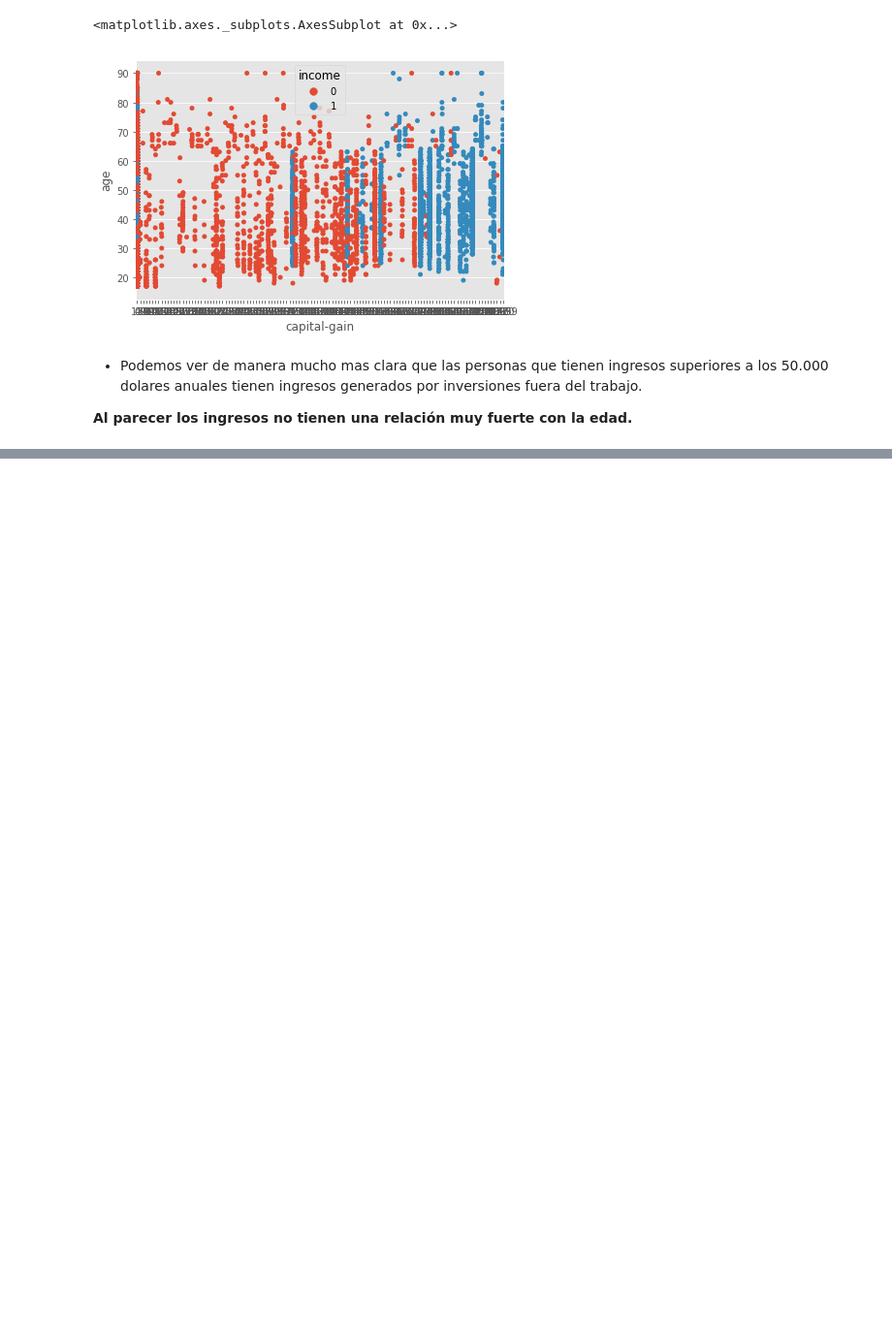
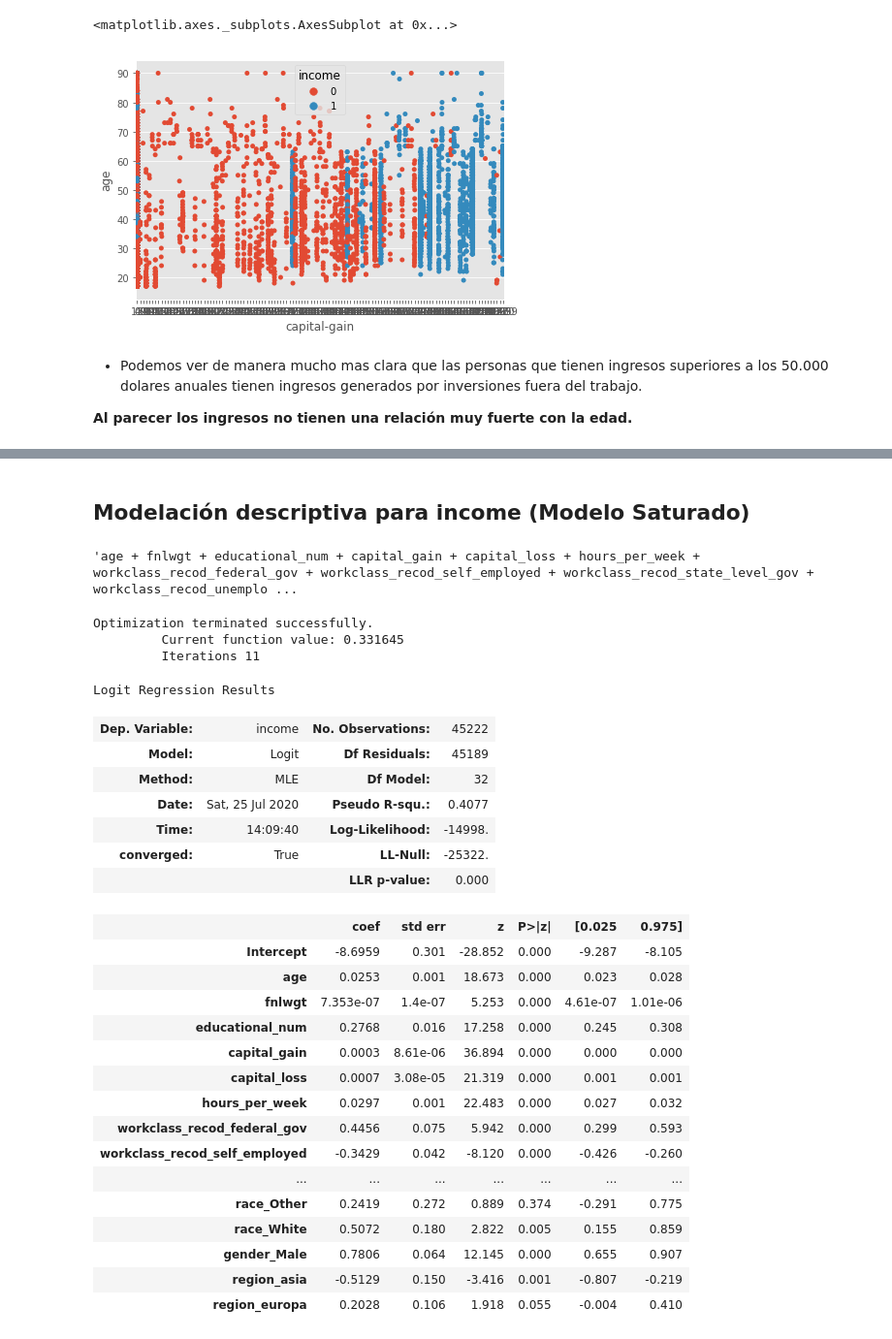
Before and after one commit to vidalchile/data_science_g14, a Jupyter notebook: prueba-fundamentos-data-science/prueba_hito_3_cristian_vidal/desafío_1_determinantes_del_ingreso_cristian_vidal.ipynb, the cells around one changed output, grey strips where cells are left out. Shown at 97% size. Drawn from its saved outputs; the diff is of its cells as text; code cells hidden in the pictures; blank space fills up the shorter version.

Commit message:
prueba final fundamentos data science terminada

```diff
--- a/prueba-fundamentos-data-science/prueba_hito_3_cristian_vidal/desafío_1_determinantes_del_ingreso_cristian_vidal.ipynb
+++ b/prueba-fundamentos-data-science/prueba_hito_3_cristian_vidal/desafío_1_determinantes_del_ingreso_cristian_vidal.ipynb
@@ -643,0 +638,40 @@ __Al parecer los ingresos no tienen una relación muy fuerte con la edad.__
+# %% [markdown]
+## Modelación descriptiva para income (Modelo Saturado)
+# %%
+predictores = ' + '.join(df_dummies.drop(['income'], axis=1).columns)
+predictores
+# %% [output]
+'age + fnlwgt + educational_num + capital_gain + capital_loss + hours_per_week + workclass_recod_federal_gov + workclass_recod_self_employed + workclass_recod_state_level_gov + workclass_recod_unemplo ...
+# %%
+m1_logit = smf.logit('income ~ {}'.format(predictores), data= df_dummies).fit()
+# %% [output]
+Optimization terminated successfully.
+         Current function value: 0.331645
+         Iterations 11
+# %%
+m1_logit.summary()
+# %% [output]
+Logit Regression Results
+| Dep. Variable: | income | No. Observations: | 45222 |
+| Model: | Logit | Df Residuals: | 45189 |
+| Method: | MLE | Df Model: | 32 |
+| Date: | Sat, 25 Jul 2020 | Pseudo R-squ.: | 0.4077 |
+| Time: | 14:09:40 | Log-Likelihood: | -14998. |
+| converged: | True | LL-Null: | -25322. |
+|  |  | LLR p-value: | 0.000 |
+|  | coef | std err | z | P>|z| | [0.025 | 0.975] |
+| Intercept | -8.6959 | 0.301 | -28.852 | 0.000 | -9.287 | -8.105 |
+| age | 0.0253 | 0.001 | 18.673 | 0.000 | 0.023 | 0.028 |
+| fnlwgt | 7.353e-07 | 1.4e-07 | 5.253 | 0.000 | 4.61e-07 | 1.01e-06 |
+| educational_num | 0.2768 | 0.016 | 17.258 | 0.000 | 0.245 | 0.308 |
+| capital_gain | 0.0003 | 8.61e-06 | 36.894 | 0.000 | 0.000 | 0.000 |
+| capital_loss | 0.0007 | 3.08e-05 | 21.319 | 0.000 | 0.001 | 0.001 |
+| hours_per_week | 0.0297 | 0.001 | 22.483 | 0.000 | 0.027 | 0.032 |
+| workclass_recod_federal_gov | 0.4456 | 0.075 | 5.942 | 0.000 | 0.299 | 0.593 |
+| workclass_recod_self_employed | -0.3429 | 0.042 | -8.120 | 0.000 | -0.426 | -0.260 |
+| ... | ... | ... | ... | ... | ... | ... |
+| race_Other | 0.2419 | 0.272 | 0.889 | 0.374 | -0.291 | 0.775 |
+| race_White | 0.5072 | 0.180 | 2.822 | 0.005 | 0.155 | 0.859 |
+| gender_Male | 0.7806 | 0.064 | 12.145 | 0.000 | 0.655 | 0.907 |
+| region_asia | -0.5129 | 0.150 | -3.416 | 0.001 | -0.807 | -0.219 |
+| region_europa | 0.2028 | 0.106 | 1.918 | 0.055 | -0.004 | 0.410 |
```
Also changed, not shown: parts of 30 cells of this notebook, 9 other files.
